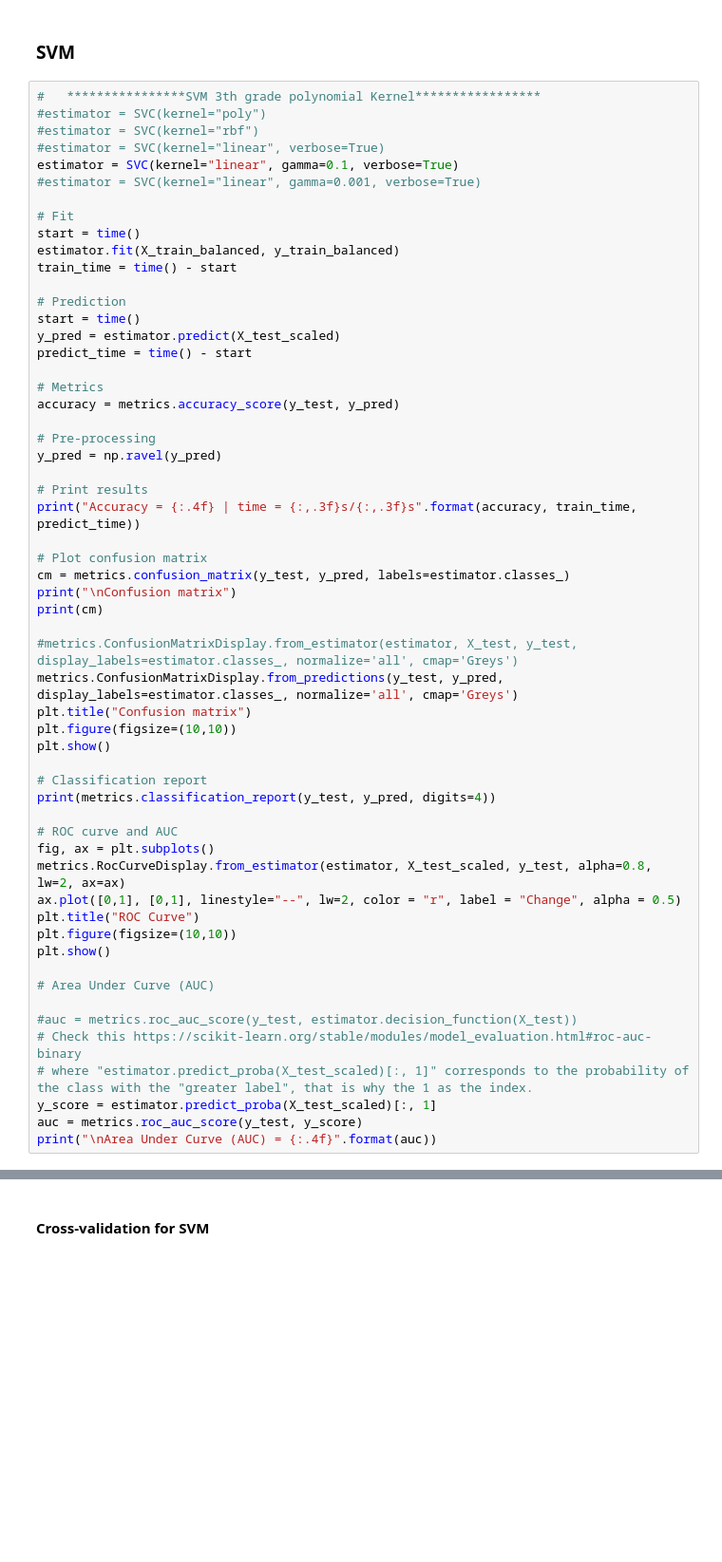
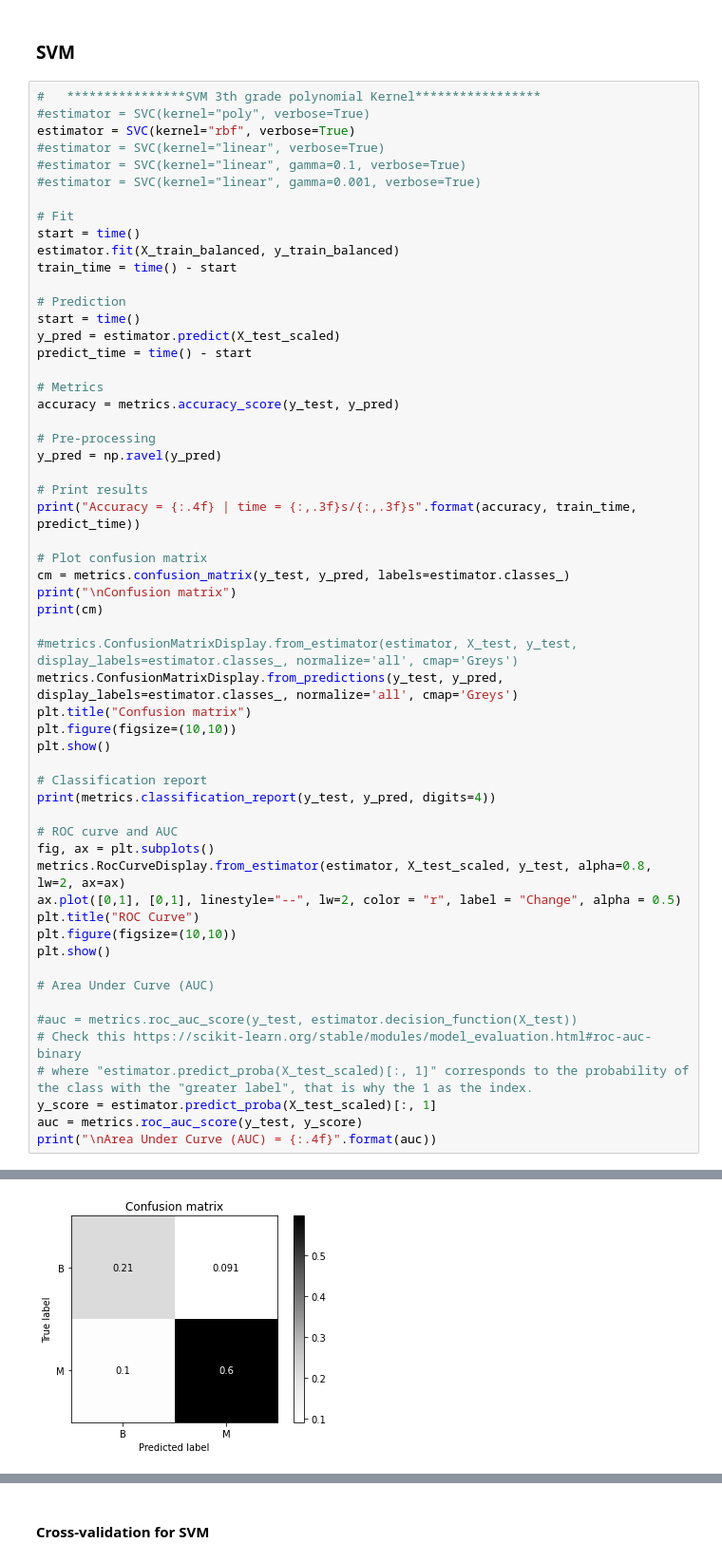
Before and after one commit to tachidok/multifractal_breaKHist, a Jupyter notebook: Multifractal_based_on_slide_ids.ipynb, the cells around one changed output, grey strips where cells are left out. Shown: that part at 95% size. Cells and saved outputs as stored; diff of their text form; blank space fills up the shorter version.

```diff
--- a/Multifractal_based_on_slide_ids.ipynb
+++ b/Multifractal_based_on_slide_ids.ipynb
@@ -1150,10 +1141,10 @@ print("All cross-validation scores:\n", cross_validation_scores)
 ### SVM
 # %%
 #   ****************SVM 3th grade polynomial Kernel*****************
-#estimator = SVC(kernel="poly")
-#estimator = SVC(kernel="rbf")
+#estimator = SVC(kernel="poly", verbose=True)
+estimator = SVC(kernel="rbf", verbose=True)
 #estimator = SVC(kernel="linear", verbose=True)
-estimator = SVC(kernel="linear", gamma=0.1, verbose=True)
+#estimator = SVC(kernel="linear", gamma=0.1, verbose=True)
 #estimator = SVC(kernel="linear", gamma=0.001, verbose=True)
 
 # Fit
@@ -1205,3 +1196,4 @@ plt.show()
 y_score = estimator.predict_proba(X_test_scaled)[:, 1]
 auc = metrics.roc_auc_score(y_test, y_score)
 print("\nArea Under Curve (AUC) = {:.4f}".format(auc))
+# %% [output]
@@ -1207,0 +1205 @@ print("\nArea Under Curve (AUC) = {:.4f}".format(auc))
+[figure, added]
```
Also changed, not shown: parts of 6 cells of this notebook.
